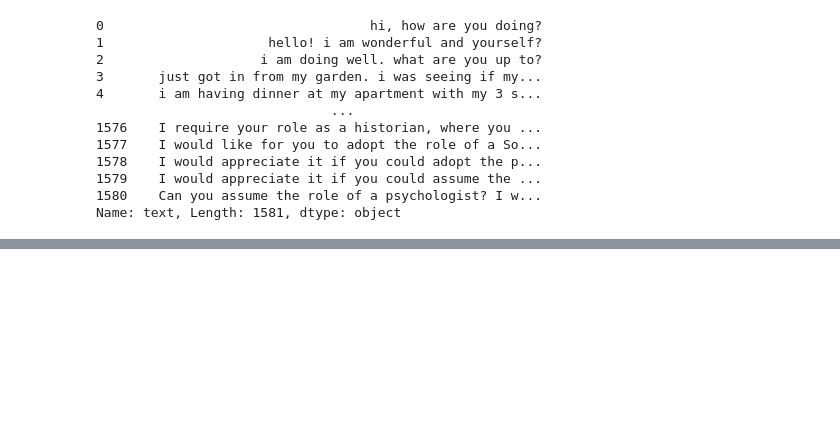
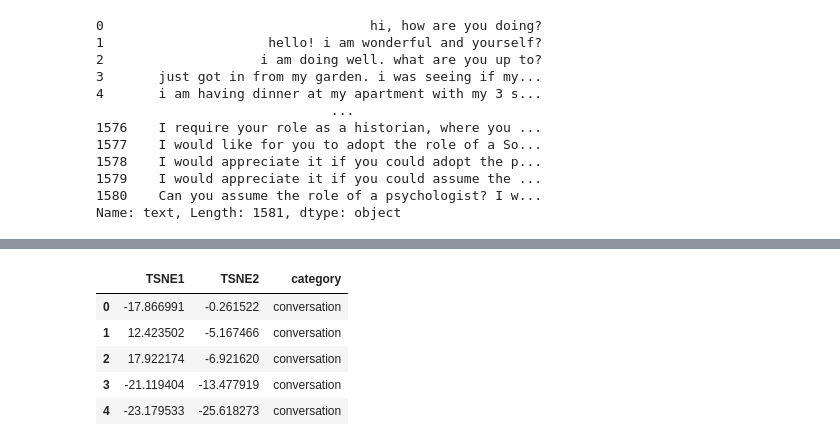
Before and after one commit to llm-security-research/malicious-prompts, a Jupyter notebook: sentinel_pca.ipynb, the cells around one changed output, grey strips where cells are left out. Cells and saved outputs as stored; diff of their text form; code cells hidden in the pictures; blank space fills up the shorter version.

```diff
--- a/sentinel_pca.ipynb
+++ b/sentinel_pca.ipynb
@@ -76,0 +127,9 @@ TypeError: scatter() got an unexpected keyword argument 'z'
+# %%
+df_tsne.head()
+# %% [output]
+|  | TSNE1 | TSNE2 | category |
+| 0 | -17.866991 | -0.261522 | conversation |
+| 1 | 12.423502 | -5.167466 | conversation |
+| 2 | 17.922174 | -6.921620 | conversation |
+| 3 | -21.119404 | -13.477919 | conversation |
+| 4 | -23.179533 | -25.618273 | conversation |
```
Also changed, not shown: parts of 13 cells of this notebook, 1 other file.
